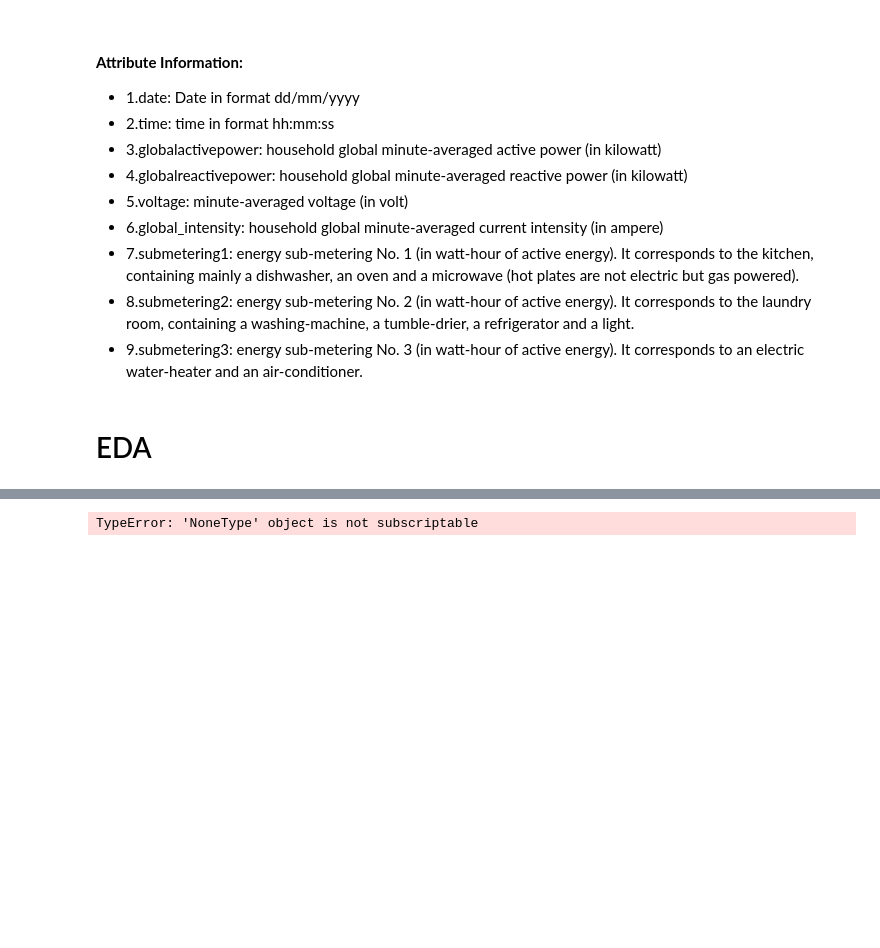
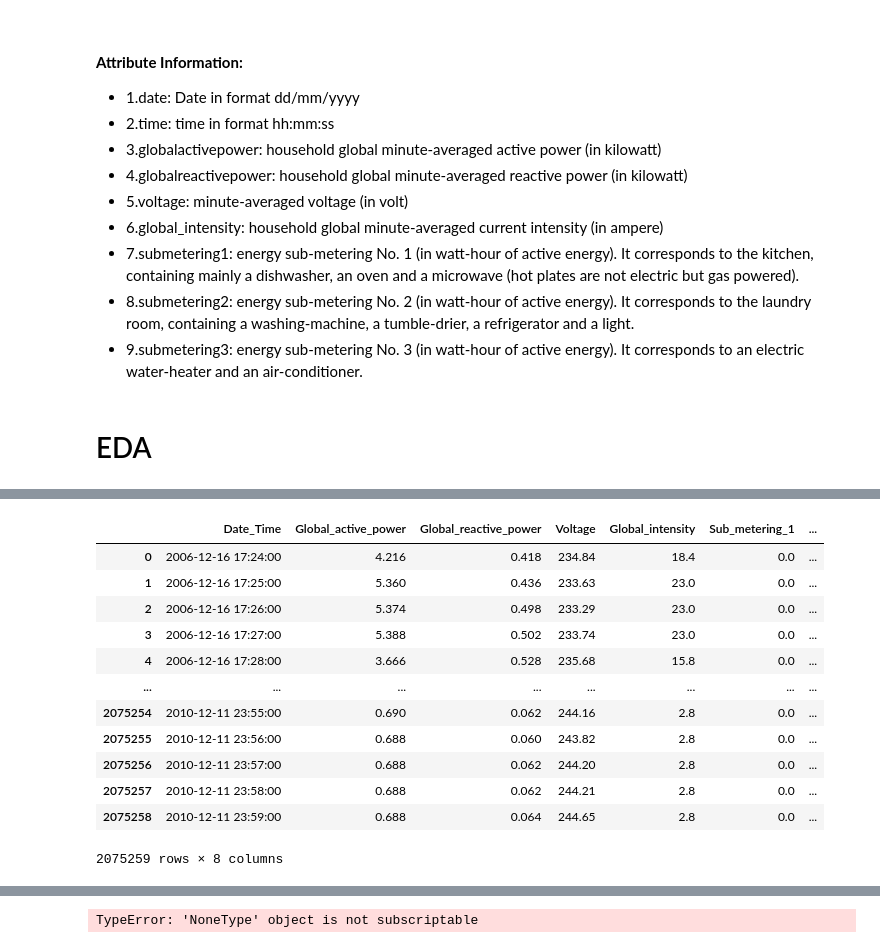
Before and after one commit to marianneSimplon/prevision_conso_energie, a Jupyter notebook: Notebook_EDA.ipynb, the cells around one changed output, grey strips where cells are left out. Drawn from its saved outputs; the diff is of its cells as text; code cells hidden in the pictures; blank space fills up the shorter version.

```diff
--- a/Notebook_EDA.ipynb
+++ b/Notebook_EDA.ipynb
@@ -101,7 +100,9 @@ Notes:
 # %% [markdown]
 # EDA
 # %%
+df = data.drop(['Date_Time'], axis=1)
+
 imputer = KNNImputer()
-data_KNN = pd.DataFrame(imputer.fit_transform(data), columns=data.columns)
+data_KNN = pd.DataFrame(imputer.fit_transform(df), columns=df.columns)
 
 # data_KNN.isnull().sum()
@@ -107,0 +129,20 @@ data_KNN = pd.DataFrame(imputer.fit_transform(data), columns=data.columns)
+# %%
+df_KNN = pd.concat([data_KNN,data['Date_Time']], axis=1)
+# %%
+new_order = [7,0,1,2,3,4,5,6]
+df_KNN = df_KNN[df_KNN.columns[new_order]]
+df_KNN
+# %% [output]
+|  | Date_Time | Global_active_power | Global_reactive_power | Voltage | Global_intensity | Sub_metering_1 | ... |
+| 0 | 2006-12-16 17:24:00 | 4.216 | 0.418 | 234.84 | 18.4 | 0.0 | ... |
+| 1 | 2006-12-16 17:25:00 | 5.360 | 0.436 | 233.63 | 23.0 | 0.0 | ... |
+| 2 | 2006-12-16 17:26:00 | 5.374 | 0.498 | 233.29 | 23.0 | 0.0 | ... |
+| 3 | 2006-12-16 17:27:00 | 5.388 | 0.502 | 233.74 | 23.0 | 0.0 | ... |
+| 4 | 2006-12-16 17:28:00 | 3.666 | 0.528 | 235.68 | 15.8 | 0.0 | ... |
+| ... | ... | ... | ... | ... | ... | ... | ... |
+| 2075254 | 2010-12-11 23:55:00 | 0.690 | 0.062 | 244.16 | 2.8 | 0.0 | ... |
+| 2075255 | 2010-12-11 23:56:00 | 0.688 | 0.060 | 243.82 | 2.8 | 0.0 | ... |
+| 2075256 | 2010-12-11 23:57:00 | 0.688 | 0.062 | 244.20 | 2.8 | 0.0 | ... |
+| 2075257 | 2010-12-11 23:58:00 | 0.688 | 0.062 | 244.21 | 2.8 | 0.0 | ... |
+| 2075258 | 2010-12-11 23:59:00 | 0.688 | 0.064 | 244.65 | 2.8 | 0.0 | ... |
+2075259 rows × 8 columns
```
Also changed, not shown: parts of 13 cells of this notebook, 3 other files.
